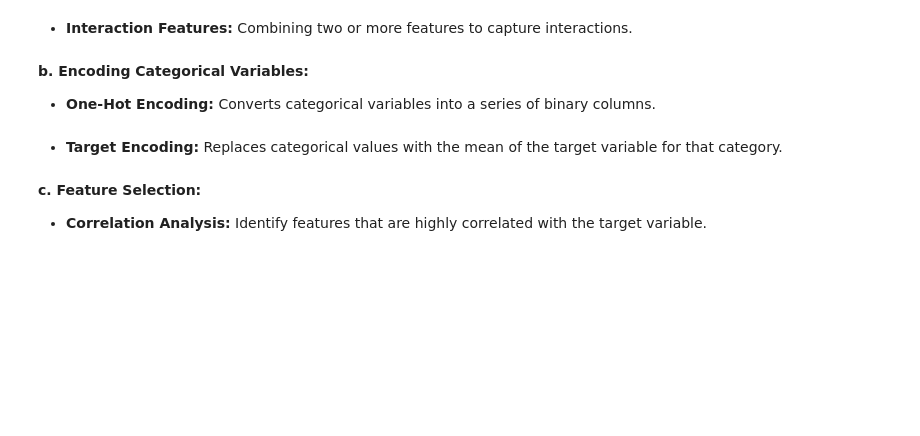
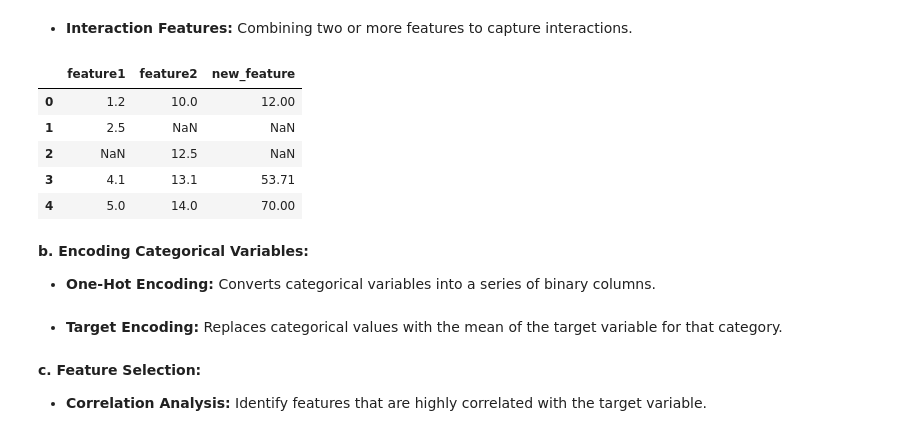
Before and after one commit to ingjohnguerrero/ML-Crash-Course, a Jupyter notebook: Data Preprocessing. Data Visualization and Exploration/Sprint10_Data_Preprocessing.ipynb, the cells around one changed output. Saved outputs shown, nothing was run; the diff lists cells and outputs as text; code cells hidden in the pictures; blank space fills up the shorter version.

```diff
--- a/Data Preprocessing. Data Visualization and Exploration/Sprint10_Data_Preprocessing.ipynb
+++ b/Data Preprocessing. Data Visualization and Exploration/Sprint10_Data_Preprocessing.ipynb
@@ -620,3 +688,26 @@ df['new_feature'] = df['feature1'] * df['feature2']
+# %%
+# Ensure preprocessing columns exist (df may have been overwritten by examples)
+required_cols = ['feature1', 'feature2', 'categorical_column', 'target']
+if 'df' not in globals() or not set(required_cols).issubset(df.columns):
+    try:
+        df = pd.read_csv('data.csv')
+    except FileNotFoundError:
+        df = pd.DataFrame({
+            'feature1': [1.2, 2.5, None, 4.1, 5.0, None, 7.8, 8.3],
+            'feature2': [10.0, None, 12.5, 13.1, 14.0, 15.5, None, 18.2],
+            'categorical_column': ['A', 'B', 'A', 'C', 'B', 'C', 'A', 'B'],
+            'target': [1, 0, 1, 0, 1, 0, 1, 0]
+        })
+
+df['new_feature'] = df['feature1'] * df['feature2']
+df[['feature1', 'feature2', 'new_feature']].head()
+# %% [output]
+|  | feature1 | feature2 | new_feature |
+| 0 | 1.2 | 10.0 | 12.00 |
+| 1 | 2.5 | NaN | NaN |
+| 2 | NaN | 12.5 | NaN |
+| 3 | 4.1 | 13.1 | 53.71 |
+| 4 | 5.0 | 14.0 | 70.00 |
 # %% [markdown]
 
 **b. Encoding Categorical Variables:**
```
Also changed, not shown: parts of 12 cells of this notebook, 4 other files.
